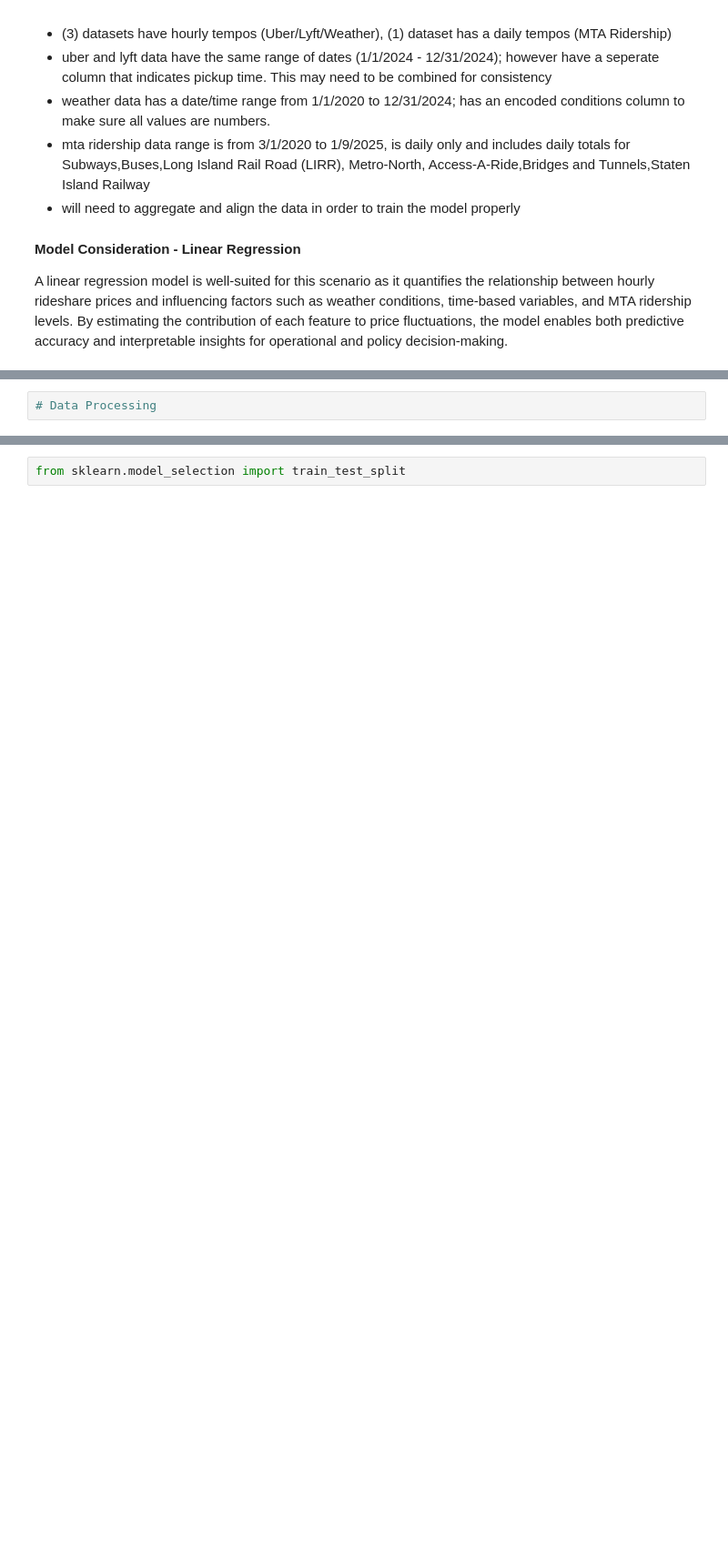
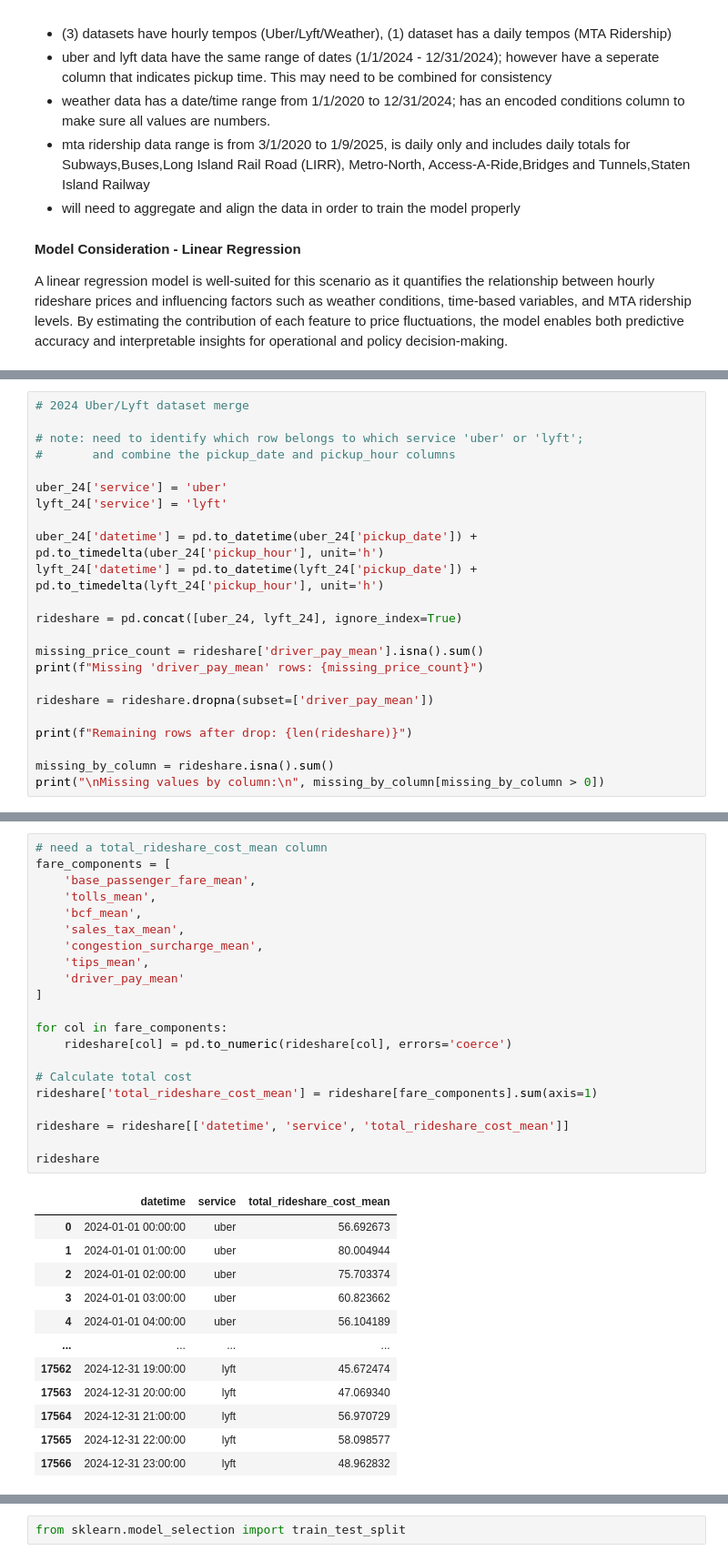
Before and after one commit to data11y/SU-IST707-Group_Project, a Jupyter notebook: Project Checkpoints/Checkpoint 2/Initial Models/Linear Regression Model-3.ipynb, the cells around one changed output, grey strips where cells are left out. Shown at 91% size. Drawn from its saved outputs; the diff is of its cells as text; blank space fills up the shorter version.

```diff
--- a/Project Checkpoints/Checkpoint 2/Initial Models/Linear Regression Model-3.ipynb
+++ b/Project Checkpoints/Checkpoint 2/Initial Models/Linear Regression Model-3.ipynb
@@ -128,2 +129,23 @@ A linear regression model is well-suited for this scenario as it quantifies the
 # %%
-# Data Processing
+# 2024 Uber/Lyft dataset merge
+
+# note: need to identify which row belongs to which service 'uber' or 'lyft';
+#       and combine the pickup_date and pickup_hour columns
+
+uber_24['service'] = 'uber'
+lyft_24['service'] = 'lyft'
+
+uber_24['datetime'] = pd.to_datetime(uber_24['pickup_date']) + pd.to_timedelta(uber_24['pickup_hour'], unit='h')
+lyft_24['datetime'] = pd.to_datetime(lyft_24['pickup_date']) + pd.to_timedelta(lyft_24['pickup_hour'], unit='h')
+
+rideshare = pd.concat([uber_24, lyft_24], ignore_index=True)
+
+missing_price_count = rideshare['driver_pay_mean'].isna().sum()
+print(f"Missing 'driver_pay_mean' rows: {missing_price_count}")
+
+rideshare = rideshare.dropna(subset=['driver_pay_mean'])
+
+print(f"Remaining rows after drop: {len(rideshare)}")
+
+missing_by_column = rideshare.isna().sum()
+print("\nMissing values by column:\n", missing_by_column[missing_by_column > 0])
@@ -129,0 +159,34 @@ A linear regression model is well-suited for this scenario as it quantifies the
+# %%
+# need a total_rideshare_cost_mean column
+fare_components = [
+    'base_passenger_fare_mean',
+    'tolls_mean',
+    'bcf_mean',
+    'sales_tax_mean',
+    'congestion_surcharge_mean',
+    'tips_mean',
+    'driver_pay_mean'
+]
+
+for col in fare_components:
+    rideshare[col] = pd.to_numeric(rideshare[col], errors='coerce')
+
+# Calculate total cost
+rideshare['total_rideshare_cost_mean'] = rideshare[fare_components].sum(axis=1)
+
+rideshare = rideshare[['datetime', 'service', 'total_rideshare_cost_mean']]
+
+rideshare
+# %% [output]
+|  | datetime | service | total_rideshare_cost_mean |
+| 0 | 2024-01-01 00:00:00 | uber | 56.692673 |
+| 1 | 2024-01-01 01:00:00 | uber | 80.004944 |
+| 2 | 2024-01-01 02:00:00 | uber | 75.703374 |
+| 3 | 2024-01-01 03:00:00 | uber | 60.823662 |
+| 4 | 2024-01-01 04:00:00 | uber | 56.104189 |
+| ... | ... | ... | ... |
+| 17562 | 2024-12-31 19:00:00 | lyft | 45.672474 |
+| 17563 | 2024-12-31 20:00:00 | lyft | 47.069340 |
+| 17564 | 2024-12-31 21:00:00 | lyft | 56.970729 |
+| 17565 | 2024-12-31 22:00:00 | lyft | 58.098577 |
+| 17566 | 2024-12-31 23:00:00 | lyft | 48.962832 |
```
Also changed, not shown: parts of 6 cells of this notebook, 1 other file.
